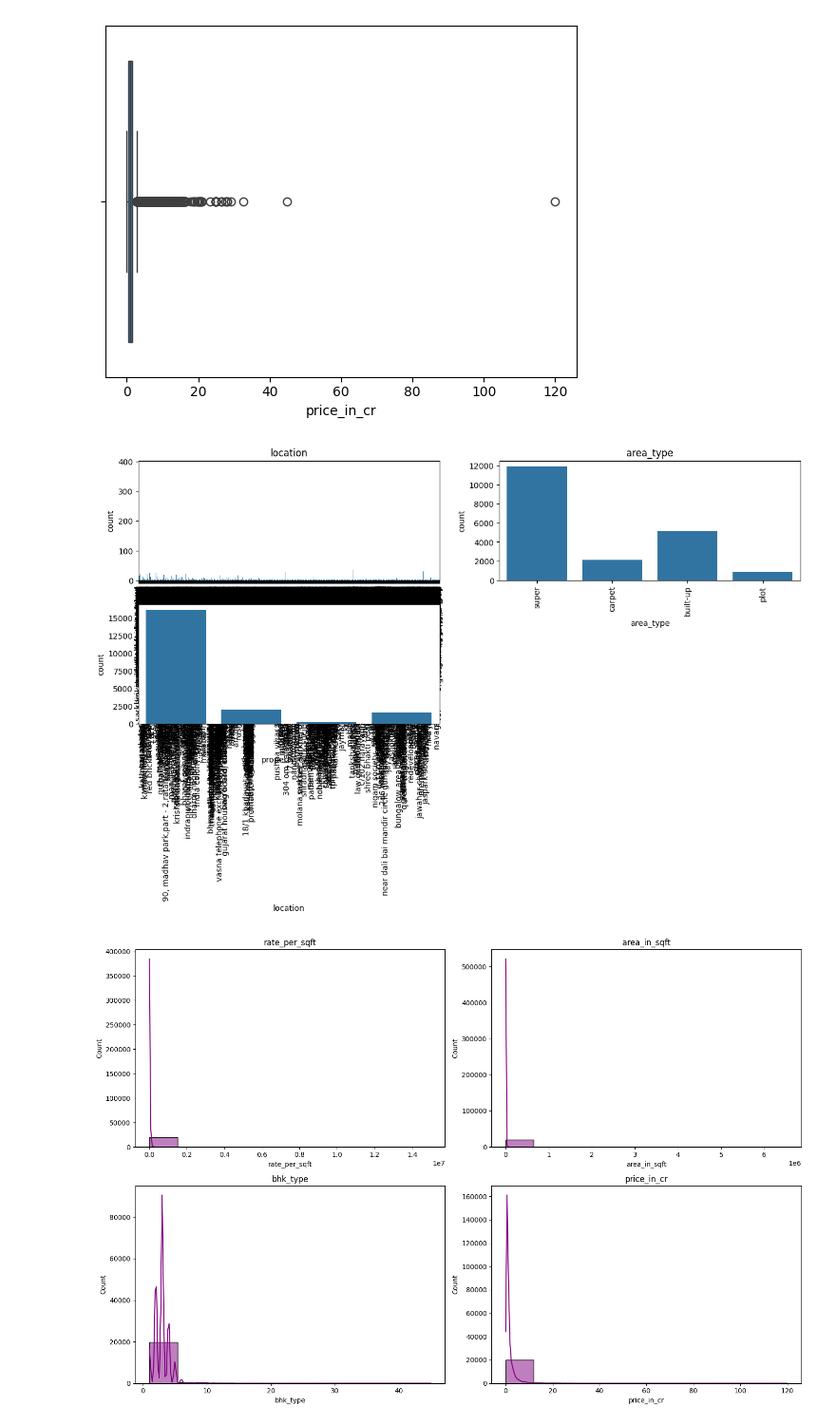
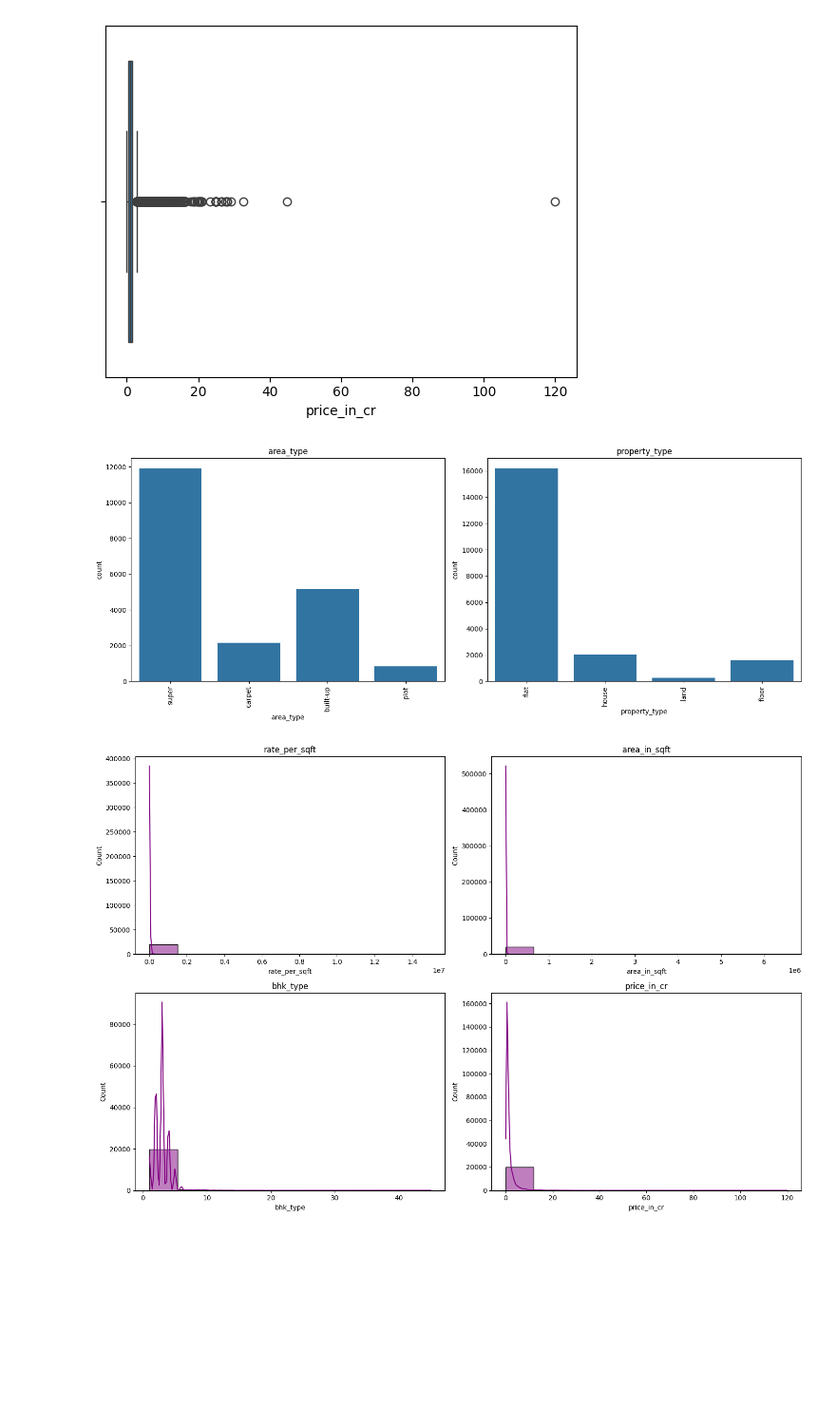
Before and after one commit to sujal-chauhan2006/ML-Projects, a Jupyter notebook: House_Price_Prediction/Notebook/House_price_prediction.ipynb, the cells around one changed output. Shown at 95% size. Cells and saved outputs as stored; diff of their text form; code cells hidden in the pictures; blank space fills up the shorter version.

```diff
--- a/House_Price_Prediction/Notebook/House_price_prediction.ipynb
+++ b/House_Price_Prediction/Notebook/House_price_prediction.ipynb
@@ -92,7 +92,7 @@ df.isnull().sum()
 | price_in_cr | 728 |
 dtype: int64
 # %%
-df = df.drop(['description','name','property_title'],axis=1)
+df = df.drop(['location','description','name','property_title'],axis=1)
 # %%
 df.head()
 # %% [output]
@@ -155,27 +154,28 @@ for i in numeric_cols:
 [figure]
 [figure]
 # %%
-cat_cols = df['area_type','property_type	']
+cat_cols = df.select_dtypes(include='object').columns
+
 n = len(cat_cols)
 cols = 2                     # Number of plots per row
 rows = (n + cols - 1) // cols
 
 fig, axes = plt.subplots(rows, cols, figsize=(15, 6))
 axes = axes.flatten()
 
 for i, col in enumerate(cat_cols):
     sns.countplot(data=df, x=col, ax=axes[i])
     axes[i].set_title(col)
     axes[i].tick_params(axis='x', rotation=90)
 
 # Remove empty subplots
 for j in range(i + 1, len(axes)):
     fig.delaxes(axes[j])
 
 plt.tight_layout()
 plt.show()
 # %% [output]
-[figure, old version]
+[figure, new version]
 # %%
 num_cols = df.select_dtypes(include=['int64', 'float64']).columns
 
```
Also changed, not shown: parts of 33 cells of this notebook.
